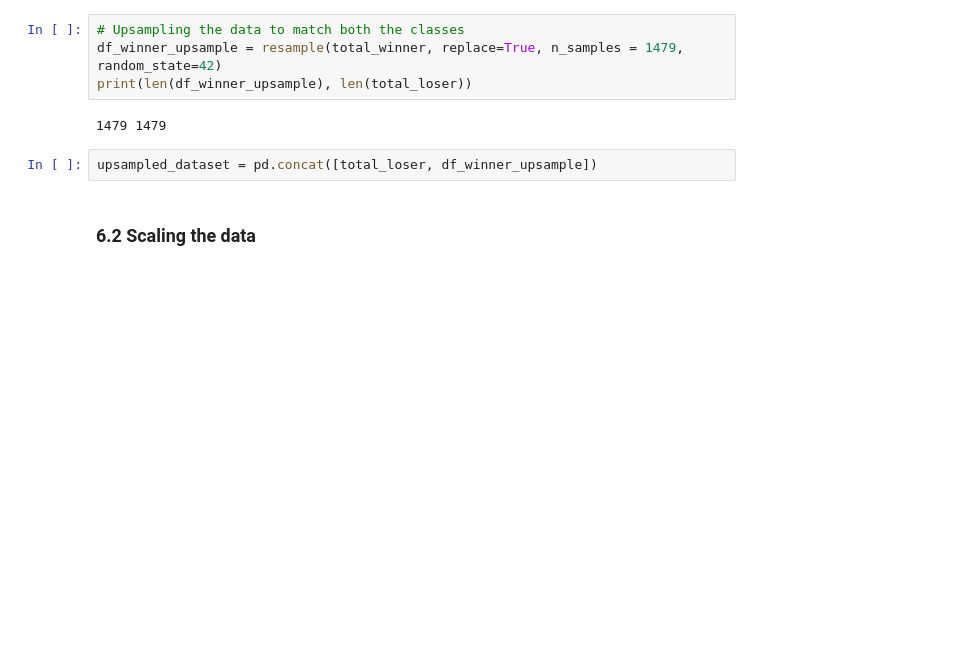
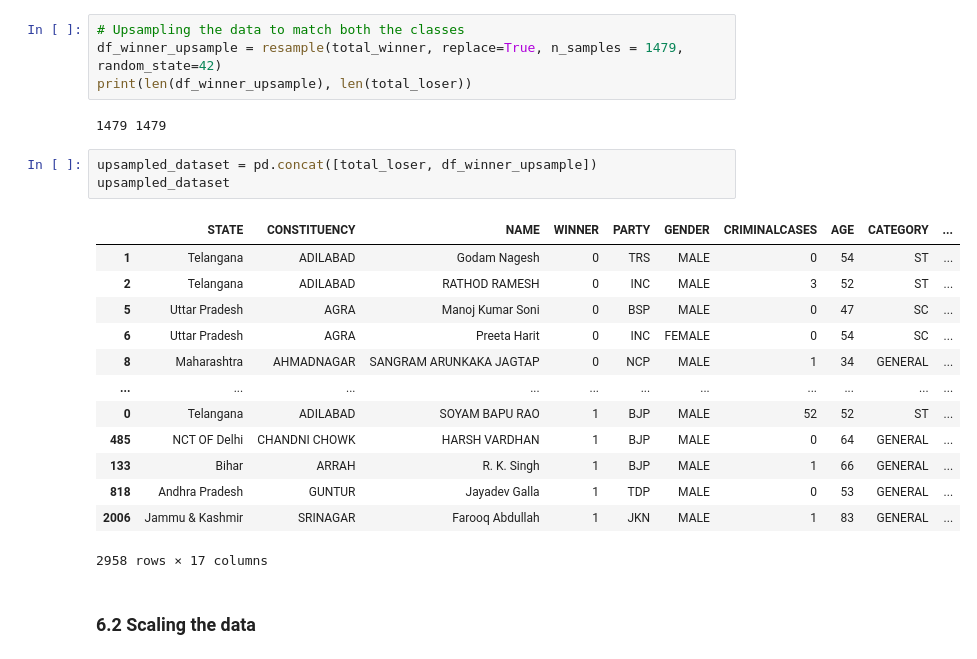
Before and after one commit to TheJokeRxDC/Indian-General-Elections-2019-Data-Analysis-And-Predictions-Using-Machine-Learning, a Jupyter notebook: indian-general-elections-2019-data-analysis-and-predictions-using-machine-learning.ipynb, the cells around one changed output. Cells and saved outputs as stored; diff of their text form; blank space fills up the shorter version.

```diff
--- a/indian-general-elections-2019-data-analysis-and-predictions-using-machine-learning.ipynb
+++ b/indian-general-elections-2019-data-analysis-and-predictions-using-machine-learning.ipynb
@@ -535,6 +580,21 @@ print(len(df_winner_upsample), len(total_loser))
 1479 1479
 # %%
 upsampled_dataset = pd.concat([total_loser, df_winner_upsample])
+upsampled_dataset
+# %% [output]
+|  | STATE | CONSTITUENCY | NAME | WINNER | PARTY | GENDER | CRIMINALCASES | AGE | CATEGORY | ... |
+| 1 | Telangana | ADILABAD | Godam Nagesh | 0 | TRS | MALE | 0 | 54 | ST | ... |
+| 2 | Telangana | ADILABAD | RATHOD RAMESH | 0 | INC | MALE | 3 | 52 | ST | ... |
+| 5 | Uttar Pradesh | AGRA | Manoj Kumar Soni | 0 | BSP | MALE | 0 | 47 | SC | ... |
+| 6 | Uttar Pradesh | AGRA | Preeta Harit | 0 | INC | FEMALE | 0 | 54 | SC | ... |
+| 8 | Maharashtra | AHMADNAGAR | SANGRAM ARUNKAKA JAGTAP | 0 | NCP | MALE | 1 | 34 | GENERAL | ... |
+| ... | ... | ... | ... | ... | ... | ... | ... | ... | ... | ... |
+| 0 | Telangana | ADILABAD | SOYAM BAPU RAO | 1 | BJP | MALE | 52 | 52 | ST | ... |
+| 485 | NCT OF Delhi | CHANDNI CHOWK | HARSH VARDHAN | 1 | BJP | MALE | 0 | 64 | GENERAL | ... |
+| 133 | Bihar | ARRAH | R. K. Singh | 1 | BJP | MALE | 1 | 66 | GENERAL | ... |
+| 818 | Andhra Pradesh | GUNTUR | Jayadev Galla | 1 | TDP | MALE | 0 | 53 | GENERAL | ... |
+| 2006 | Jammu & Kashmir | SRINAGAR | Farooq Abdullah | 1 | JKN | MALE | 1 | 83 | GENERAL | ... |
+2958 rows × 17 columns
 # %% [markdown]
 ### 6.2 Scaling the data
 # %%
```
Also changed, not shown: parts of 23 cells of this notebook.
